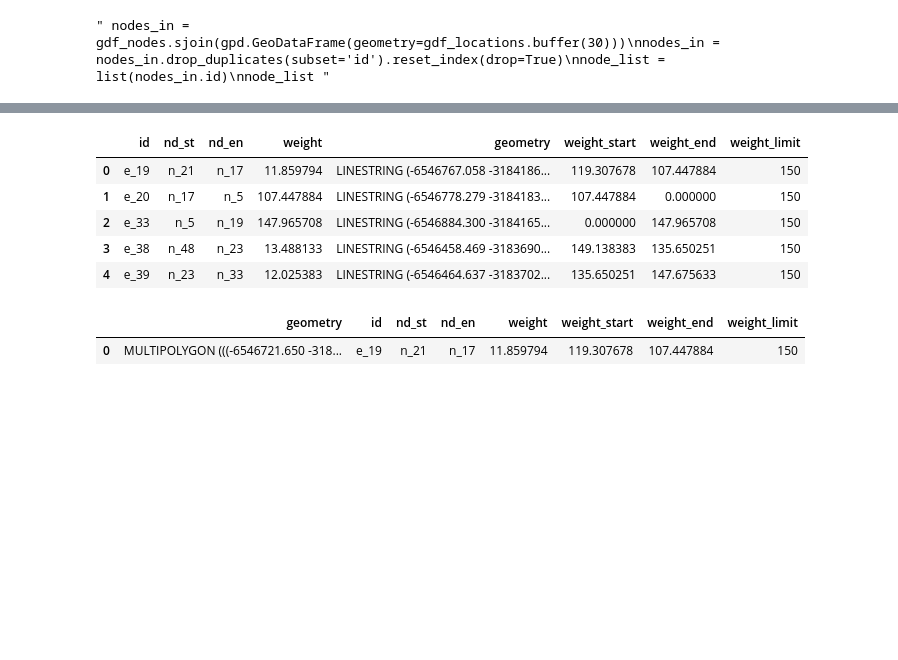
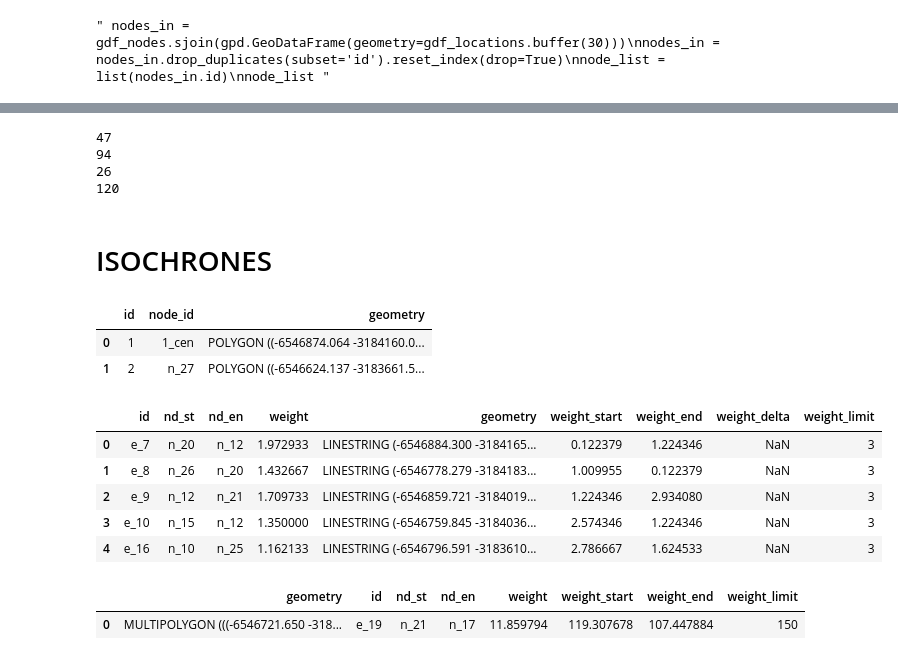
Before and after one commit to DiegoMCastellari/NetAna, a Jupyter notebook: prueba_v2.ipynb, the cells around one changed output, grey strips where cells are left out. Cells and saved outputs as stored; diff of their text form; code cells hidden in the pictures; blank space fills up the shorter version.

Commit message:
clean sources and graph manager

```diff
--- a/prueba_v2.ipynb
+++ b/prueba_v2.ipynb
@@ -148,3 +254,31 @@ gdf_locations
+# %%
+G_loc = nx.DiGraph(edgelist_loc)
+G_di = G.to_directed()
+print(len(G.edges))
+print(len(G_di.edges))
+print(len(G_loc.edges))
+
+G_locations = nx.compose(G_di, G_loc)
+print(len(G_locations.edges))
+# %% [output]
+47
+94
+26
+120
+# %%
+gdf_edges_loc = pd.concat([gdf_edges, gdf_loc_edges_merged])
+# %%
+gdf_loc_edges_merged['geom_nd_st'] = gdf_loc_edges_merged.apply(lambda row: Point(row.geometry.coords[0]), axis=1)
+gdf_loc_edges_merged['geom_nd_en'] = gdf_loc_edges_merged.apply(lambda row: Point(row.geometry.coords[1]), axis=1)
+
+gdf_nodes_loc = pd.concat([gdf_loc_edges_merged[['nd_st', 'geom_nd_st']].rename(columns={'nd_st':'node_id', 'geom_nd_st':'geometry'}),
+           gdf_loc_edges_merged[['nd_en', 'geom_nd_en']].rename(columns={'nd_en':'node_id', 'geom_nd_en':'geometry'})])
+gdf_nodes_loc.drop_duplicates(subset='node_id', inplace=True)
+gdf_nodes_loc.reset_index(inplace=True, drop=True)
+
+gdf_nodes_loc = pd.concat([gdf_nodes, gdf_nodes_loc])
+# %% [markdown]
+# ISOCHRONES
 # %%
 from netana.tools.calc_tools import split_line_by_point
 
@@ -187,7 +321,7 @@ def create_service_area_by_weight_limit(gdf_edges, weight_limit):
 
     df_edges_weight_limit = pd.concat([df_edges_ok, df_edges__from_start, df_edges_from_end])
 
-    df_edges_weight_limit.drop(columns=['cat_limit', 'weight_delta'], inplace=True)
+    df_edges_weight_limit.drop(columns=['cat_limit'], inplace=True)
     df_edges_weight_limit['weight_limit'] = weight_limit
     return df_edges_weight_limit
 
@@ -197,17 +331,26 @@ def calculate_service_edges(graph, gdf_nodes, gdf_edges, f_weight, v_weight_limi
     gdf_nodes, gdf_edges = asign_weight_values_to_nodes_and_edges(gdf_nodes, gdf_edges, df_weight_times)
     df_edges_weight_limit = create_service_area_by_weight_limit(gdf_edges, v_weight_limit)
     return df_edges_weight_limit
+# %%
+gdf_locations_edited = gdf_locations.copy()
+gdf_locations_edited.loc[0, 'node_id'] = '1_cen'
+gdf_locations_edited.loc[1, 'node_id'] = 'n_27'
+gdf_locations_edited
+# %% [output]
+|  | id | node_id | geometry |
+| 0 | 1 | 1_cen | POLYGON ((-6546874.064 -3184160.0... |
+| 1 | 2 | n_27 | POLYGON ((-6546624.137 -3183661.5... |
 # %%
-df_edges_cost_limit_5_min = calculate_service_edges(G, gdf_nodes, gdf_edges, 'weight', 150, gdf_locations)
-df_edges_cost_limit_5_min.to_file("./notebook/zz_edges-5min.shp")
+df_edges_cost_limit_5_min = calculate_service_edges(G_locations, gdf_nodes_loc, gdf_edges_loc, 'weight', 3, gdf_locations_edited)
+df_edges_cost_limit_5_min.to_file("./output/pruebas_2025/edges_iso.shp")
 df_edges_cost_limit_5_min.head()
 # %% [output]
-|  | id | nd_st | nd_en | weight | geometry | weight_start | weight_end | weight_limit |
-| 0 | e_19 | n_21 | n_17 | 11.859794 | LINESTRING (-6546767.058 -3184186... | 119.307678 | 107.447884 | 150 |
-| 1 | e_20 | n_17 | n_5 | 107.447884 | LINESTRING (-6546778.279 -3184183... | 107.447884 | 0.000000 | 150 |
-| 2 | e_33 | n_5 | n_19 | 147.965708 | LINESTRING (-6546884.300 -3184165... | 0.000000 | 147.965708 | 150 |
-| 3 | e_38 | n_48 | n_23 | 13.488133 | LINESTRING (-6546458.469 -3183690... | 149.138383 | 135.650251 | 150 |
-| 4 | e_39 | n_23 | n_33 | 12.025383 | LINESTRING (-6546464.637 -3183702... | 135.650251 | 147.675633 | 150 |
+|  | id | nd_st | nd_en | weight | geometry | weight_start | weight_end | weight_delta | weight_limit |
+| 0 | e_7 | n_20 | n_12 | 1.972933 | LINESTRING (-6546884.300 -3184165... | 0.122379 | 1.224346 | NaN | 3 |
+| 1 | e_8 | n_26 | n_20 | 1.432667 | LINESTRING (-6546778.279 -3184183... | 1.009955 | 0.122379 | NaN | 3 |
+| 2 | e_9 | n_12 | n_21 | 1.709733 | LINESTRING (-6546859.721 -3184019... | 1.224346 | 2.934080 | NaN | 3 |
+| 3 | e_10 | n_15 | n_12 | 1.350000 | LINESTRING (-6546759.845 -3184036... | 2.574346 | 1.224346 | NaN | 3 |
+| 4 | e_16 | n_10 | n_25 | 1.162133 | LINESTRING (-6546796.591 -3183610... | 2.786667 | 1.624533 | NaN | 3 |
 # %%
 from netana.service_analysis.service_area_analysis import create_service_area
 gdf_buffer = create_service_area(df_edges_cost_limit_5_min, 5, 100)
```
Also changed, not shown: parts of 16 cells of this notebook, 10 other files.
